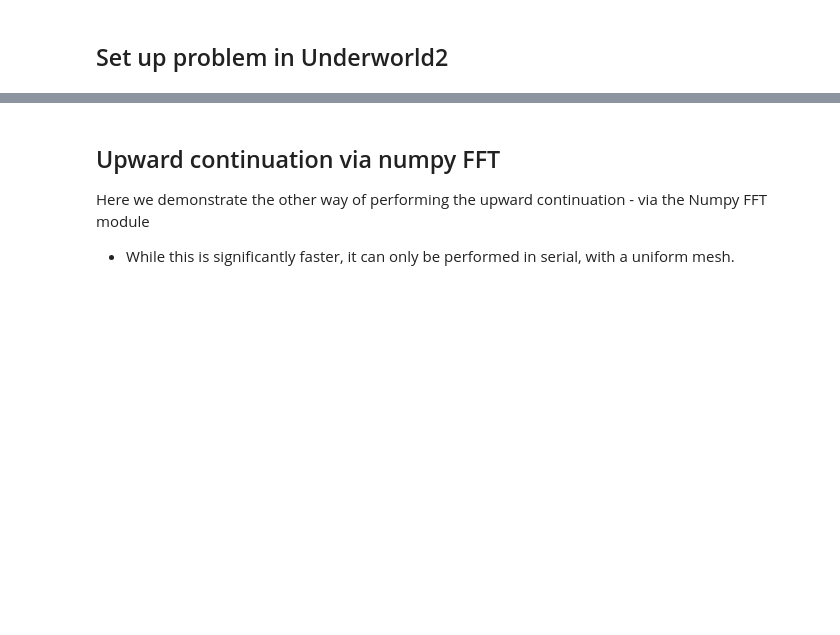
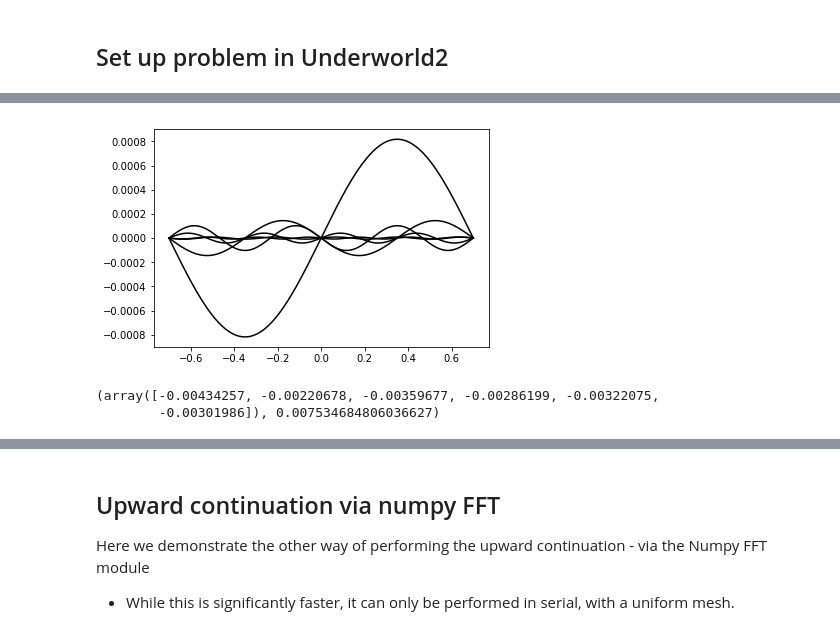
Before and after one commit to dansand/gravityPt1, a Jupyter notebook: pt2_gravityEx1.ipynb, the cells around one changed output, grey strips where cells are left out. Cells and saved outputs as stored; diff of their text form; code cells hidden in the pictures; blank space fills up the shorter version.

```diff
--- a/pt2_gravityEx1.ipynb
+++ b/pt2_gravityEx1.ipynb
@@ -51,5 +67,6 @@ circle1 = ( fn.math.dot(coord1,coord1) < radius**2 )
 # %%
 densFn = fn.branching.conditional(  ( (circle1,  1.),
+                                     (circle2,  1.),
                                               (        True, 0.)   ) )
 
 densVar.data[:] = densFn.evaluate(mesh)
@@ -138,0 +161,10 @@ ax.set_xlabel('angular wavenumber (dimensionless )')
+# %%
+meshxs = mesh.data[tWalls.data][:,0]
+width = abs(mesh.maxCoord[0] - mesh.minCoord[0])
+sum_ = []
+for i in range(len(coscfs) - 1):
+    plt.plot(meshxs, sincfs[i]*np.sin(ks[i]*meshxs), c = 'k')
+    #plt.plot(meshxs, coscfs[i]*np.cos(ks[i]*meshxs), c = 'r')
+    sum_.append ( coscfs[i]*np.cos(ks[i]*meshxs)[0] + sincfs[i]*np.sin(ks[i]*meshxs)[0] )
+# %% [output]
+[figure, added]
@@ -138,0 +174,5 @@ ax.set_xlabel('angular wavenumber (dimensionless )')
+# %%
+np.cumsum(sum_ ), mean
+# %% [output]
+(array([-0.00434257, -0.00220678, -0.00359677, -0.00286199, -0.00322075,
+        -0.00301986]), 0.007534684806036627)
```
Also changed, not shown: parts of 24 cells of this notebook, 4 other files.
